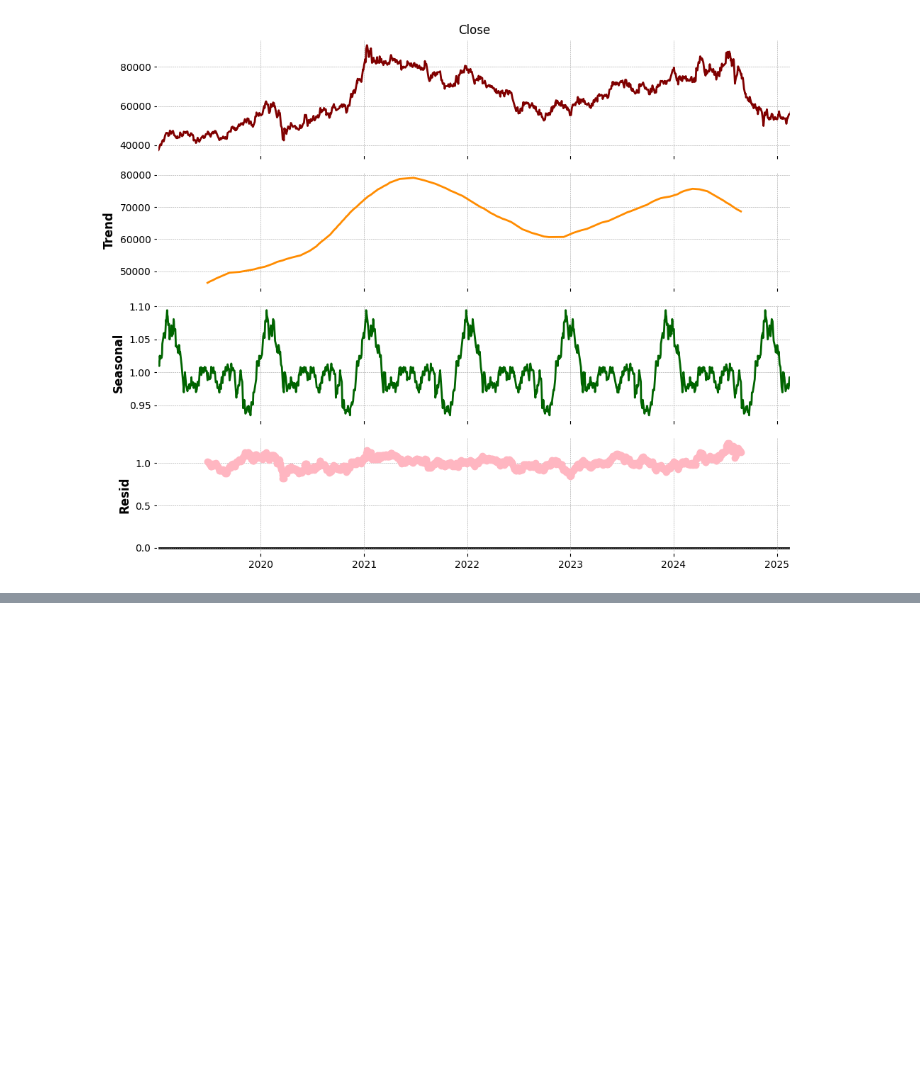
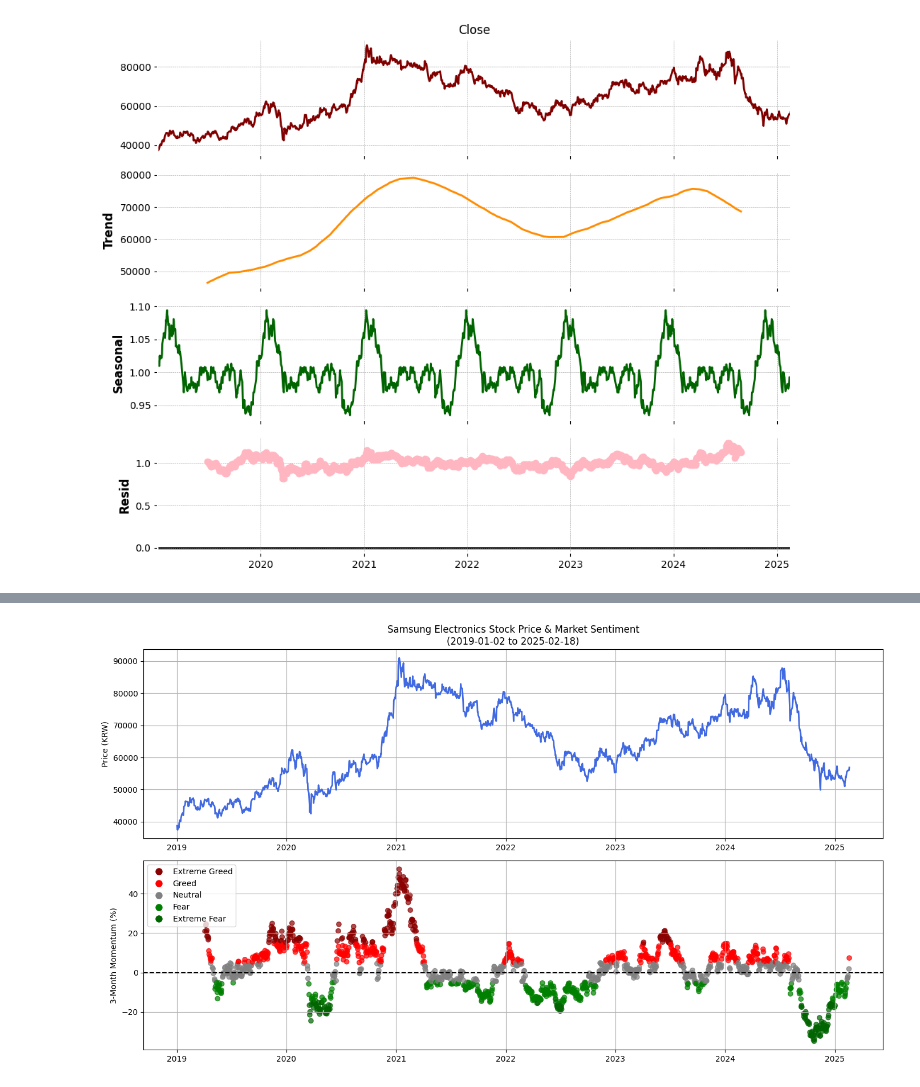
Before and after one commit to BIGDATA-GROUP-4/Samsung-Stock-Price, a Jupyter notebook: Samsung_stockprice.ipynb, the cells around one changed output, grey strips where cells are left out. Saved outputs shown, nothing was run; the diff lists cells and outputs as text; code cells hidden in the pictures; blank space fills up the shorter version.

Commit message:
add technical analysis ruby chan

```diff
--- a/Samsung_stockprice.ipynb
+++ b/Samsung_stockprice.ipynb
@@ -369,0 +374,89 @@ plt.show()
+# %%
+
+
+# Calculate momentum indicators
+ss_pd['1M_Return'] = ss_pd['Close'].pct_change(21)  # 1-month momentum
+ss_pd['3M_Return'] = ss_pd['Close'].pct_change(63)  # 3-month momentum
+ss_pd['6M_Return'] = ss_pd['Close'].pct_change(126) # 6-month momentum
+
+
+# Create sentiment classification
+def classify_sentiment(row):
+    if row['3M_Return'] > 0.15:
+        return 'Extreme Greed'
+    elif row['3M_Return'] > 0.05:
+        return 'Greed'
+    elif row['3M_Return'] < -0.15:
+        return 'Extreme Fear'
+    elif row['3M_Return'] < -0.05:
+        return 'Fear'
+    else:
+        return 'Neutral'
+
+
+ss_pd['Sentiment'] = ss_pd.apply(classify_sentiment, axis=1)
+
+
+# Get latest data
+latest = ss_pd.iloc[-1]
+latest_date = str(latest['Date'])
+latest_close = latest['Close']
+
+
+# Print analysis
+print(f"\nSamsung Electronics - Market Sentiment Analysis (as of {latest_date})")
+print("="*60)
+print(f"Current Price: {latest_close:,.0f} KRW")
+print(f"1-Month Momentum: {latest['1M_Return']*100:.1f}%")
+print(f"3-Month Momentum: {latest['3M_Return']*100:.1f}%")
+print(f"6-Month Momentum: {latest['6M_Return']*100:.1f}%")
+print(f"\nCurrent Market Sentiment: {latest['Sentiment']}")
+
+
+# Visualization
+plt.figure(figsize=(14, 8))
+
+# Ensure 'Date' is datetime and set as index
+ss_pd = ss_pd.copy()
+ss_pd['Date'] = pd.to_datetime(ss_pd['Date'])
+ss_pd.set_index('Date', inplace=True)
+
+# Price chart
+ax1 = plt.subplot(2, 1, 1)
+plt.plot(ss_pd.index, ss_pd['Close'], color='royalblue', linewidth=2)
+plt.title(f'Samsung Electronics Stock Price & Market Sentiment\n({ss_pd.index[0].date()} to {ss_pd.index[-1].date()})')
+plt.ylabel('Price (KRW)')
+plt.grid(True)
+
+
+# Momentum chart
+ax2 = plt.subplot(2, 1, 2, sharex=ax1)
+colors = {'Extreme Greed':'darkred', 'Greed':'red', 'Neutral':'gray', 'Fear':'green', 'Extreme Fear':'darkgreen'}
+plt.scatter(ss_pd.index, ss_pd['3M_Return']*100, c=ss_pd['Sentiment'].map(colors), alpha=0.7)
+plt.axhline(y=0, color='black', linestyle='--')
+plt.ylabel('3-Month Momentum (%)')
+plt.grid(True)
+
+
+# Formatting
+ax1.xaxis.set_major_locator(mdates.YearLocator())
+ax1.xaxis.set_major_formatter(mdates.DateFormatter('%Y'))
+plt.tight_layout()
+
+
+# Add legend
+legend_elements = [Line2D([0], [0], marker='o', color='w', label='Extreme Greed',
+                   markerfacecolor='darkred', markersize=10),
+                  Line2D([0], [0], marker='o', color='w', label='Greed',
+                   markerfacecolor='red', markersize=10),
+                  Line2D([0], [0], marker='o', color='w', label='Neutral',
+                   markerfacecolor='gray', markersize=10),
+                  Line2D([0], [0], marker='o', color='w', label='Fear',
+                   markerfacecolor='green', markersize=10),
+                  Line2D([0], [0], marker='o', color='w', label='Extreme Fear',
+                   markerfacecolor='darkgreen', markersize=10)]
+ax2.legend(handles=legend_elements, loc='upper left')
+
+
+plt.show()
+# %% [output]
@@ -369,0 +471 @@ plt.show()
+[figure, added]
```
Also changed, not shown: parts of 9 cells of this notebook.
